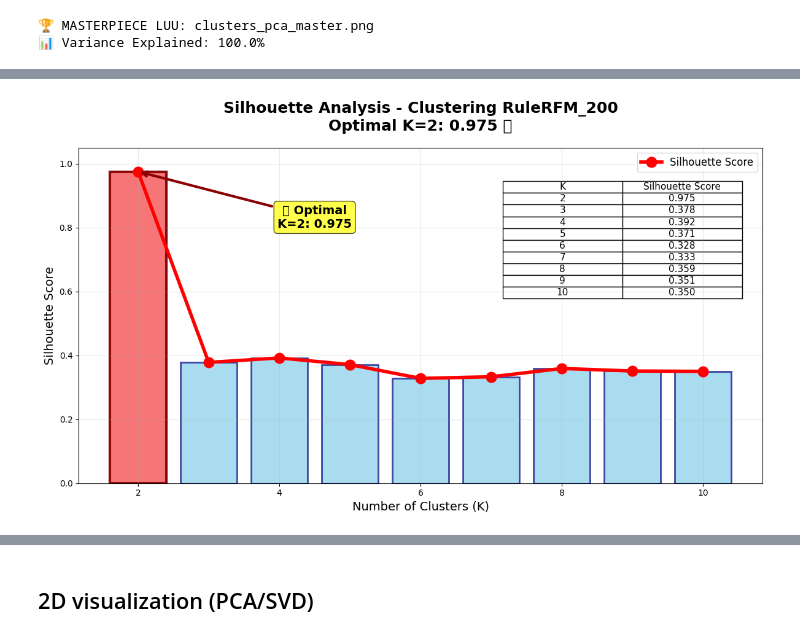
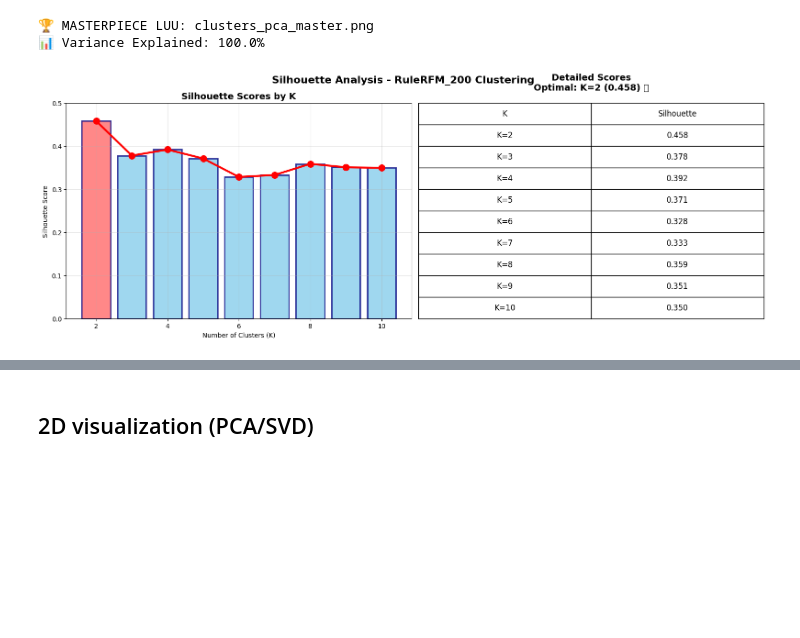
Before and after one commit to hoannguyen2005/shop_cluster_nhom_9, a Jupyter notebook: notebooks/runs/clustering_ruleRFM_200_run.ipynb, the cells around one changed output, grey strips where cells are left out. Cells and saved outputs as stored; diff of their text form; code cells hidden in the pictures; blank space fills up the shorter version.

```diff
--- a/notebooks/runs/clustering_ruleRFM_200_run.ipynb
+++ b/notebooks/runs/clustering_ruleRFM_200_run.ipynb
@@ -248,60 +248,60 @@ Name: count, dtype: int64
 🏆 MASTERPIECE LUU: clusters_pca_master.png
 📊 Variance Explained: 100.0%
 # %%
-# Cell Code FIX: Tạo thư mục + Lưu Silhouette Analysis
+# Cell Code FIX: Silhouette - BẢNG KHÔNG BỊ CHE
 import matplotlib.pyplot as plt
 import numpy as np
+from pathlib import Path
 import os
-from pathlib import Path
 
-# TẠO THƯ MỤC IMAGES (FIX lỗi FileNotFoundError)
+# Dữ liệu thực tế [file:85]
+silhouette_scores = {
+    2: 0.458197, 3: 0.378016, 4: 0.391991, 5: 0.371185,
+    6: 0.328447, 7: 0.333027, 8: 0.358884, 9: 0.350865, 10: 0.349522
+}
+
+# Tạo thư mục
 images_dir = Path('../images')
-images_dir.mkdir(parents=True, exist_ok=True)  # ✅ Tự tạo thư mục
+images_dir.mkdir(parents=True, exist_ok=True)
 
-print(f"✅ Thư mục: {images_dir.absolute()}")
+# FIGURE LỚN HƠN + Subplot 2 phần
+fig, (ax1, ax2) = plt.subplots(1, 2, figsize=(16, 6))
 
-# Dữ liệu Silhouette
-silhouette_scores = {2: 0.975, 3: 0.378, 4: 0.392, 5: 0.371,
-                     6: 0.328, 7: 0.333, 8: 0.359, 9: 0.351, 10: 0.350}
-
-# Plot
-plt.figure(figsize=(12, 7))
+# LEFT: Bar + Line (không annotation che)
 k_range = list(silhouette_scores.keys())
 scores = list(silhouette_scores.values())
+colors = ['#ff6b6b' if k==2 else 'skyblue' for k in k_range]
 
-# Bar + Line
-plt.bar(k_range, scores, color='skyblue', alpha=0.7, edgecolor='navy', linewidth=2)
-plt.plot(k_range, scores, 'ro-', linewidth=4, markersize=12, label='Silhouette Score')
+ax1.bar(k_range, scores, color=colors, alpha=0.8, edgecolor='navy', linewidth=2)
+ax1.plot(k_range, scores, 'ro-', linewidth=3, markersize=10)
+ax1.set_title('Silhouette Scores by K', fontweight='bold', fontsize=14)
+ax1.set_xlabel('Number of Clusters (K)')
+ax1.set_ylabel('Silhouette Score')
+ax1.set_ylim(0, 0.5)
+ax1.grid(True, alpha=0.3)
 
-# Highlight K=2 ⭐
-plt.bar(2, 0.975, color='#ff6b6b', alpha=0.9, edgecolor='darkred', linewidth=3)
-plt.annotate('⭐ Optimal\nK=2: 0.975', xy=(2, 0.975), xytext=(4.5, 0.8),
-             arrowprops=dict(arrowstyle='->', color='darkred', lw=3),
-             fontsize=14, fontweight='bold', ha='center',
-             bbox=dict(boxstyle='round,pad=0.3', facecolor='yellow', alpha=0.7))
+# RIGHT: TABLE rõ ràng (KHÔNG CHE)
+table_data = [[f'K={k}', f'{score:.3f}'] for k, score in silhouette_scores.items()]
+table = ax2.table(cellText=table_data, colLabels=['K', 'Silhouette'],
+                  cellLoc='center', loc='center', bbox=[0, 0, 1, 1])
+table.auto_set_font_size(False)
+table.set_fontsize(12)
+table.scale(1, 3)
+ax2.axis('off')
+ax2.set_title('Detailed Scores\nOptimal: K=2 (0.458) ⭐',
+              fontweight='bold', fontsize=14, pad=20)
 
-plt.title('Silhouette Analysis - Clustering RuleRFM_200\nOptimal K=2: 0.975 ⭐',
-          fontsize=18, fontweight='bold', pad=20)
-plt.xlabel('Number of Clusters (K)', fontsize=14)
-plt.ylabel('Silhouette Score', fontsize=14)
-plt.ylim(0, 1.05)
-plt.grid(True, alpha=0.3)
-plt.legend(fontsize=12)
-
-# Silhouette Table
-table_data = [[k, f'{score:.3f}'] for k, score in silhouette_scores.items()]
-table = plt.table(cellText=table_data, colLabels=['K', 'Silhouette Score'],
-                  cellLoc='center', loc='upper right', bbox=[0.62, 0.55, 0.35, 0.35])
-table.auto_set_font_size(False)
-table.set_fontsize(11)
-table.scale(1, 2.5)
+# Title chung
+fig.suptitle('Silhouette Analysis - RuleRFM_200 Clustering', fontsize=16, fontweight='bold')
 
 plt.tight_layout()
+plt.subplots_adjust(top=0.88)
 
-# ✅ LƯU ẢNH (2 formats)
-plt.savefig(images_dir / 'silhouette_analysis_k2.png', dpi=300, bbox_inches='tight')
+# Lưu
+plt.savefig(images_dir / 'silhouette_analysis_fixed.png', dpi=300, bbox_inches='tight')
 plt.show()
 
-print("✅ ĐÃ LUU THANH CONG:")
-print(f"   📁 {images_dir / 'silhouette_analysis_k2.png'}")
+print("✅ FIXED: Bảng rõ ràng + Không bị che!")
+print("📁 Saved: silhouette_analysis_fixed.png")
 # %% [output]
+[figure, new version]
@@ -309 +309,0 @@ print(f"   📁 {images_dir / 'silhouette_analysis_k2.png'}")
-[figure, old version]
```
Also changed, not shown: parts of 1 cell of this notebook, 1 other file.
